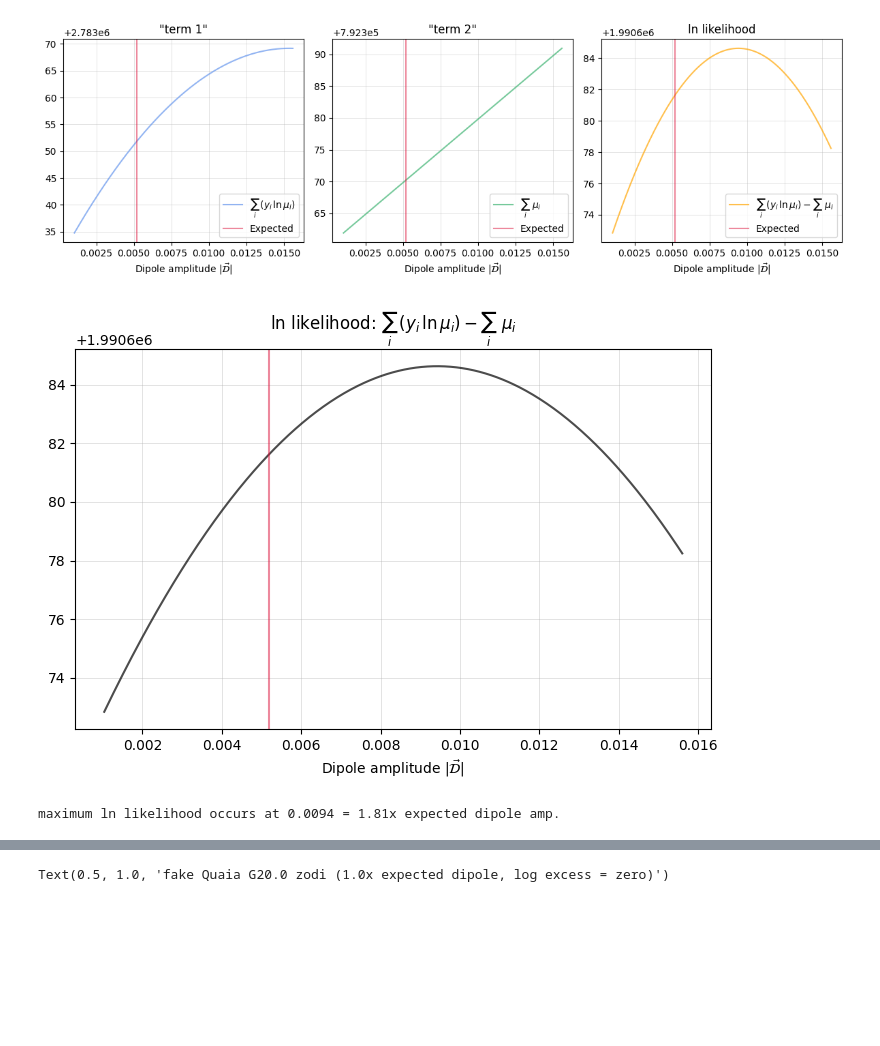
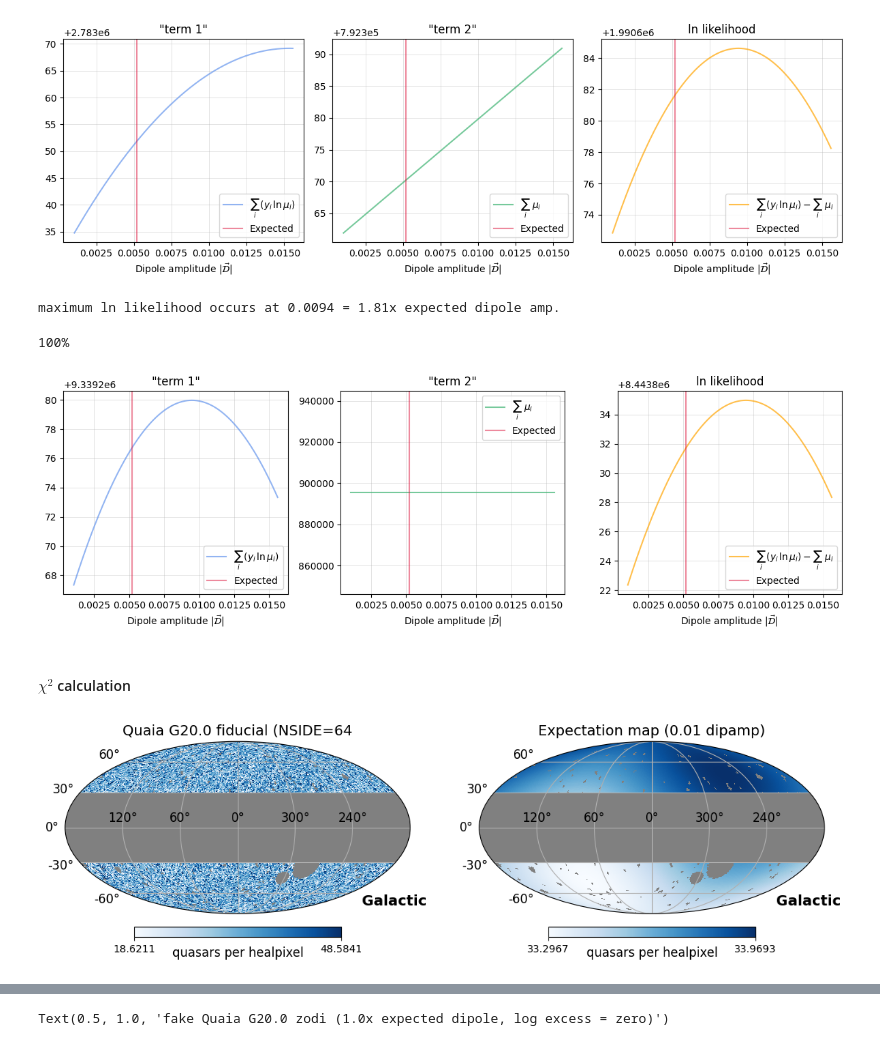
Before and after one commit to abbyw24/lss-dipoles, a Jupyter notebook: notebooks/likelihood_ratio_test.ipynb, the cells around one changed output, grey strips where cells are left out. Cells and saved outputs as stored; diff of their text form; code cells hidden in the pictures; blank space fills up the shorter version.

```diff
--- a/notebooks/likelihood_ratio_test.ipynb
+++ b/notebooks/likelihood_ratio_test.ipynb
@@ -108,15 +145,6 @@ for ax in axs:
     ax.legend()
 # %% [output]
 [figure]
-# %%
-fig, ax = plt.subplots(figsize=(7,5), tight_layout=True)
-ax.plot(dipamp_grid, lnlikelihoods, c='k', alpha=0.7)
-ax.set_title(r'ln likelihood: $\sum_i\,(y_i\,\ln\mu_i) - \sum_i\ \mu_i$')
-ax.axvline(expected_dipamp, c='crimson', alpha=0.5, label='Expected')
-ax.set_xlabel(r'Dipole amplitude $|\vec{\mathcal{D}}|$')
-ax.grid(alpha=0.5, lw=0.5)
-# %% [output]
-[figure, removed]
 # %%
 # what is the max likelihood?
 imax = np.argmax(lnlikelihoods)
@@ -124,3 +152,29 @@ max_lnlik_dipamp = dipamp_grid[imax]
 print(f"maximum ln likelihood occurs at {max_lnlik_dipamp:.4f} = {max_lnlik_dipamp / expected_dipamp:.2f}x expected dipole amp.")
 # %% [output]
 maximum ln likelihood occurs at 0.0094 = 1.81x expected dipole amp.
+# %%
+term1s = np.empty_like(dipamp_grid)
+term2s = np.empty_like(dipamp_grid)
+for i, dipamp in enumerate(dipamp_grid):
+    print(f'{(i + 1) / len(dipamp_grid) * 100:.0f}%', end='\r')
+    term1s[i], term2s[i] = lnlikelihood(quaia_qmap_corr_low, expected_dipole_map(dipamp, base_rate_quaia_low, mask=mask_low, nside=nside_low))
+lnlikelihoods_low = term1s - term2s
+# %% [output]
+100%
+# %%
+fig, axs = plt.subplots(1, 3, figsize=(12,4), tight_layout=True)
+axs[0].plot(dipamp_grid, term1s, c='cornflowerblue', alpha=0.7, label=r'$\sum_i\,(y_i\,\ln\mu_i)$')
+axs[0].set_title('"term 1"')
+axs[1].plot(dipamp_grid, term2s, c='mediumseagreen', alpha=0.7, label='$\sum_i\ \mu_i$')
+axs[1].set_title('"term 2"')
+axs[2].plot(dipamp_grid, lnlikelihoods_low, c='orange', alpha=0.7, label='$\sum_i\,(y_i\,\ln\mu_i) - \sum_i\ \mu_i$')
+axs[2].set_title('ln likelihood')
+for ax in axs:
+    ax.axvline(expected_dipamp, c='crimson', alpha=0.5, label='Expected')
+    ax.set_xlabel(r'Dipole amplitude $|\vec{\mathcal{D}}|$')
+    ax.grid(alpha=0.5, lw=0.5)
+    ax.legend()
+# %% [output]
+[figure, added]
+# %% [markdown]
+#### $\chi^2$ calculation
@@ -126,0 +186,13 @@ maximum ln likelihood occurs at 0.0094 = 1.81x expected dipole amp.
+# %%
+# plot the data and expectation (these should not look crazy different by eye)
+fig = plt.figure(figsize=(11,4))
+kwargs = dict(coord=['C','G'], cmap=sns.color_palette("Blues", as_cmap=True),
+              unit='quasars per healpixel', fig=fig, graticule=True, graticule_labels=True)#, badcolor='w')
+mean, std = np.nanmean(quaia_qmap_corr), np.nanstd(quaia_qmap_corr)
+hp.projview(quaia_qmap_corr, min=mean-2*std, max=mean+2*std, title=f'Quaia G20.0 fiducial (NSIDE={nside_hi}', sub=(1,2,1), **kwargs)
+tools.label_coord('Galactic', fs=14)
+
+hp.projview(expectation, title=f'Expectation map ({dipamp_} dipamp)', sub=(1,2,2), **kwargs)
+tools.label_coord('Galactic', fs=14)
+# %% [output]
+[figure, added]
```
Also changed, not shown: parts of 28 cells of this notebook, 3 other files.
